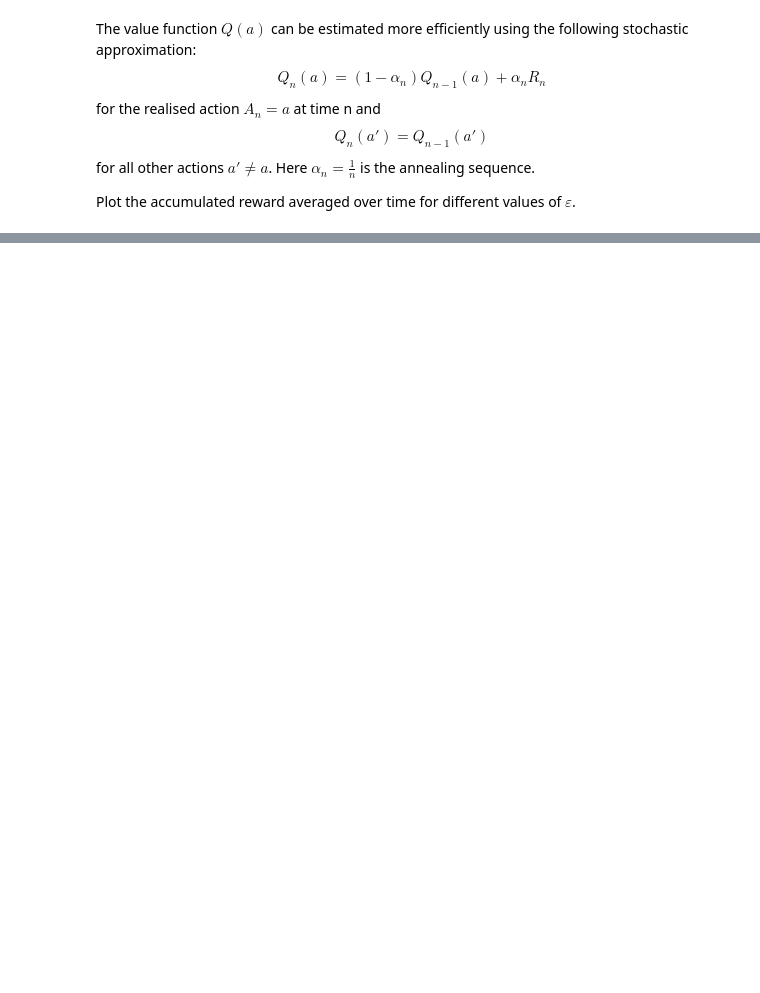
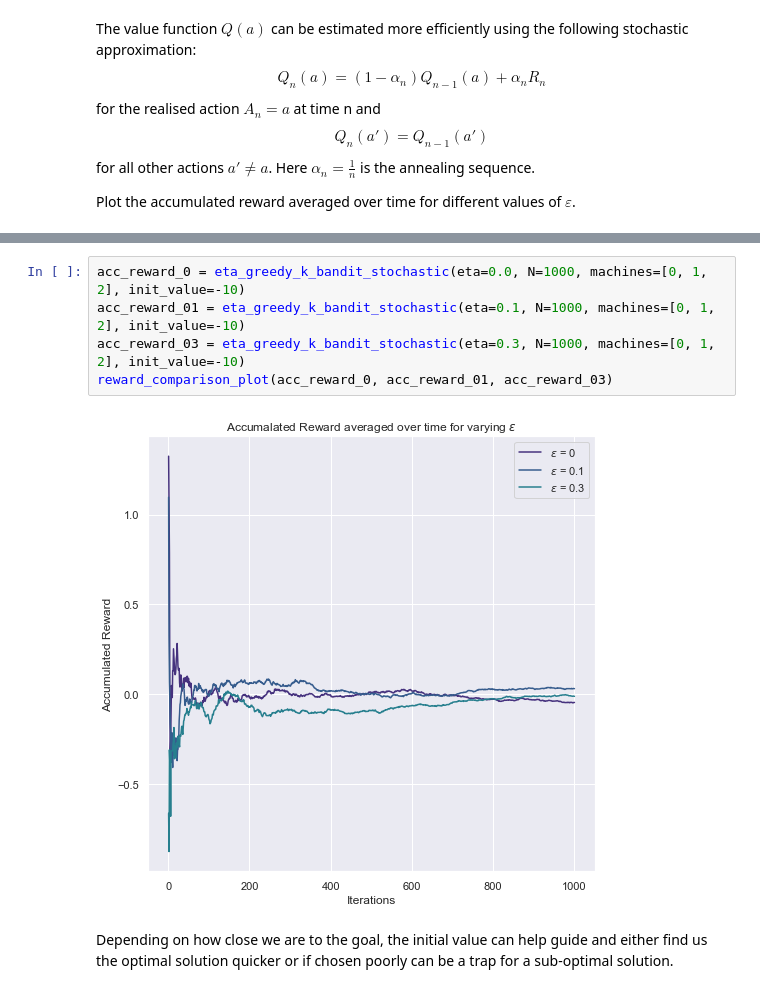
Before and after one commit to ashwineepandey/talk-indabax-2022, a Jupyter notebook: 1-K-Armed-Bandit.ipynb, the cells around one changed output, grey strips where cells are left out. Cells and saved outputs as stored; diff of their text form; blank space fills up the shorter version.

```diff
--- a/1-K-Armed-Bandit.ipynb
+++ b/1-K-Armed-Bandit.ipynb
@@ -115,0 +147,9 @@ reward_comparison_plot(acc_reward_0, acc_reward_01, acc_reward_03)
+# %%
+acc_reward_0 = eta_greedy_k_bandit_stochastic(eta=0.0, N=1000, machines=[0, 1, 2], init_value=-10)
+acc_reward_01 = eta_greedy_k_bandit_stochastic(eta=0.1, N=1000, machines=[0, 1, 2], init_value=-10)
+acc_reward_03 = eta_greedy_k_bandit_stochastic(eta=0.3, N=1000, machines=[0, 1, 2], init_value=-10)
+reward_comparison_plot(acc_reward_0, acc_reward_01, acc_reward_03)
+# %% [output]
+[figure, added]
+# %% [markdown]
+Depending on how close we are to the goal, the initial value can help guide and either find us the optimal solution quicker or if chosen poorly can be a trap for a sub-optimal solution.
```
Also changed, not shown: parts of 5 cells of this notebook, 1 other file.
